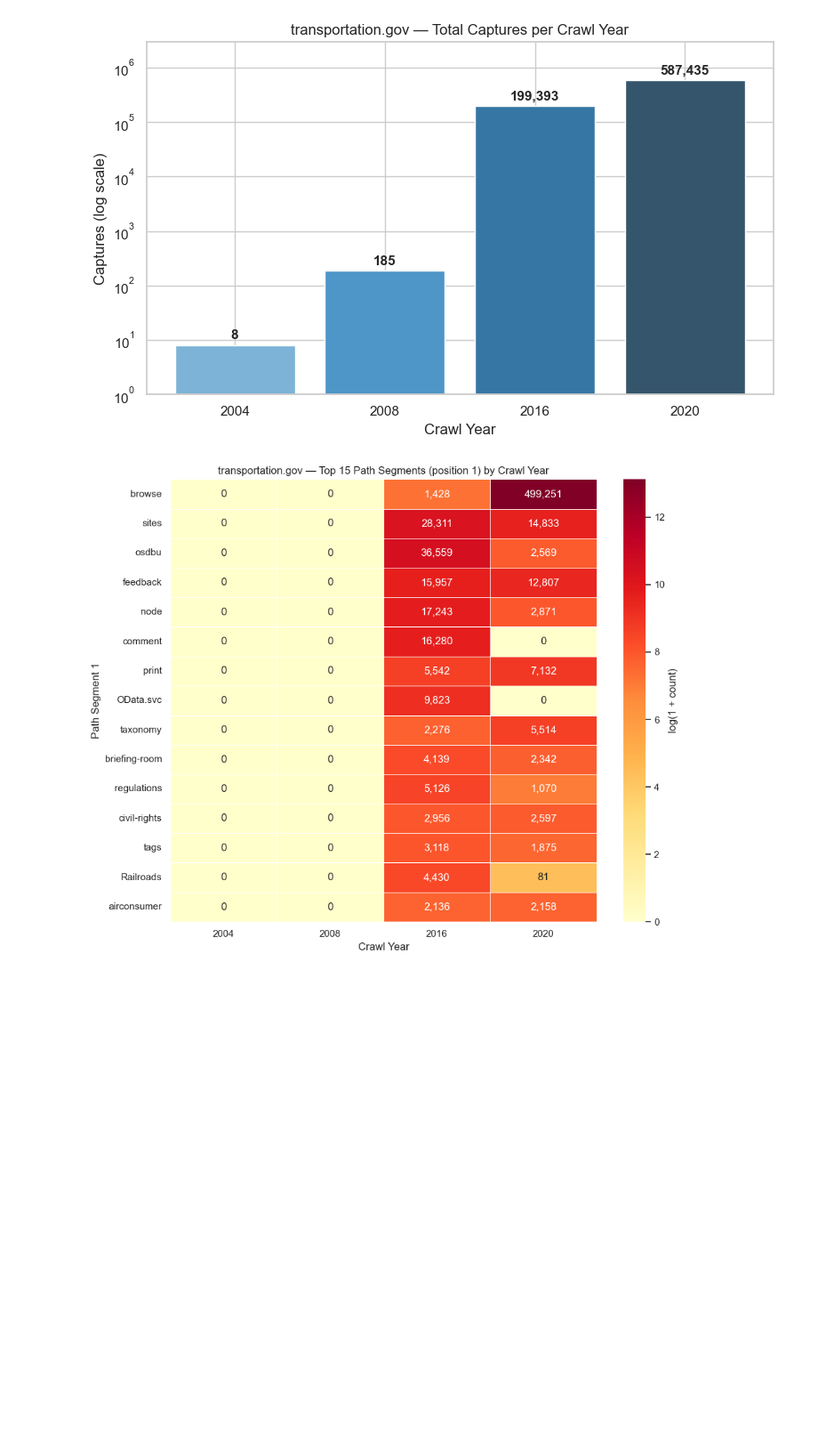
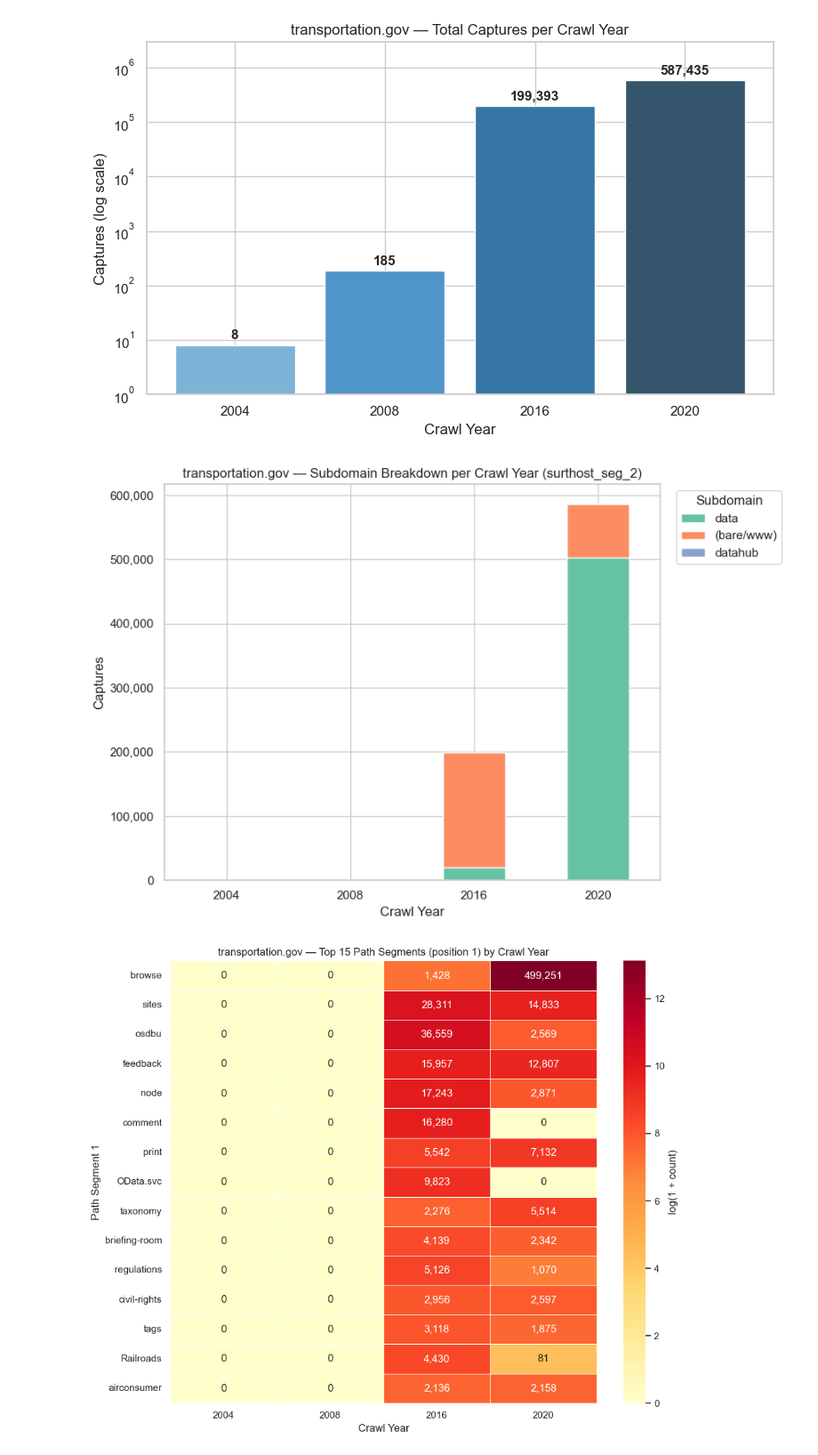
Before and after one commit to danieljohnevans/eot-cdx-parsing, a Jupyter notebook: url_structure_transportation.ipynb, the cells around one changed output. Shown at 89% size. Cells and saved outputs as stored; diff of their text form; code cells hidden in the pictures; blank space fills up the shorter version.

Commit message:
doi and transportation ipynb

```diff
--- a/url_structure_transportation.ipynb
+++ b/url_structure_transportation.ipynb
@@ -12,7 +14,9 @@ from domain_analysis import (
 pd.set_option('display.max_rows', 120)
 pd.set_option('display.max_colwidth', 80)
 
-transport_con = duckdb.connect('transportation.gov/cdxj.duckdb', read_only=True)
+# DB has been migrated with add_surtkey_columns.py:
+#   surthost, surthost_seg_0..5, surtpath_1..5
+transport_con = duckdb.connect('data/12_transportation/cdxj.duckdb', read_only=True)
 
 TARGET_DOMAINS = [
     'usda.gov', 'commerce.gov', 'defense.gov', 'ed.gov', 'energy.gov',
@@ -432,42 +503,43 @@ plt.show()
 # %% [output]
 [figure]
 # %%
-# Viz 2: Subdomain stacked bar — SURT-derived, no hardcoded host list
-SUBDOM = subdomain_sql()
-host_year = transport_con.sql(f"""
+# Viz 2: Subdomain stacked bar — queries surthost_seg_2 directly (no helper, no regex)
+host_year = transport_con.sql("""
     SELECT
-        CASE WHEN {SUBDOM} = '' THEN '(bare)' ELSE {SUBDOM} END AS subdomain,
+        COALESCE(surthost_seg_2, '(bare/www)') AS subdomain,
         crawl_year,
         COUNT(*) AS n
     FROM eot_captures
     WHERE surtkey IS NOT NULL
     GROUP BY 1, 2
 """).df()
 
 totals = host_year.groupby('subdomain')['n'].sum().sort_values(ascending=False)
 top_subs = totals.head(8).index.tolist()
 host_year['subdomain'] = host_year['subdomain'].where(
     host_year['subdomain'].isin(top_subs), 'other'
 )
 
 host_pivot = (host_year.pivot_table(index='crawl_year', columns='subdomain',
                                      values='n', aggfunc='sum')
                        .fillna(0).astype(int))
 col_order = [s for s in top_subs if s in host_pivot.columns]
 if 'other' in host_pivot.columns:
     col_order.append('other')
 host_pivot = host_pivot[col_order]
 
 ax = host_pivot.plot(kind='bar', stacked=True, figsize=(9, 6),
                      color=sns.color_palette('Set2', len(col_order)))
 ax.set_ylabel('Captures')
 ax.set_xlabel('Crawl Year')
-ax.set_title('transportation.gov — Subdomain Breakdown per Crawl Year (SURT-parsed)')
+ax.set_title('transportation.gov — Subdomain Breakdown per Crawl Year (surthost_seg_2)')
 ax.legend(title='Subdomain', bbox_to_anchor=(1.02, 1), loc='upper left')
 ax.yaxis.set_major_formatter(mticker.FuncFormatter(lambda x, _: f'{x:,.0f}'))
 plt.xticks(rotation=0)
 plt.tight_layout()
 plt.show()
+# %% [output]
+[figure, added]
 # %%
 # Viz 3: Top 15 path segment 1 values — heatmap across crawl years
 top15 = seg1_pivot[seg1_pivot.index != '(root)'].head(15)
```
Also changed, not shown: parts of 11 cells of this notebook, 1 other file.
